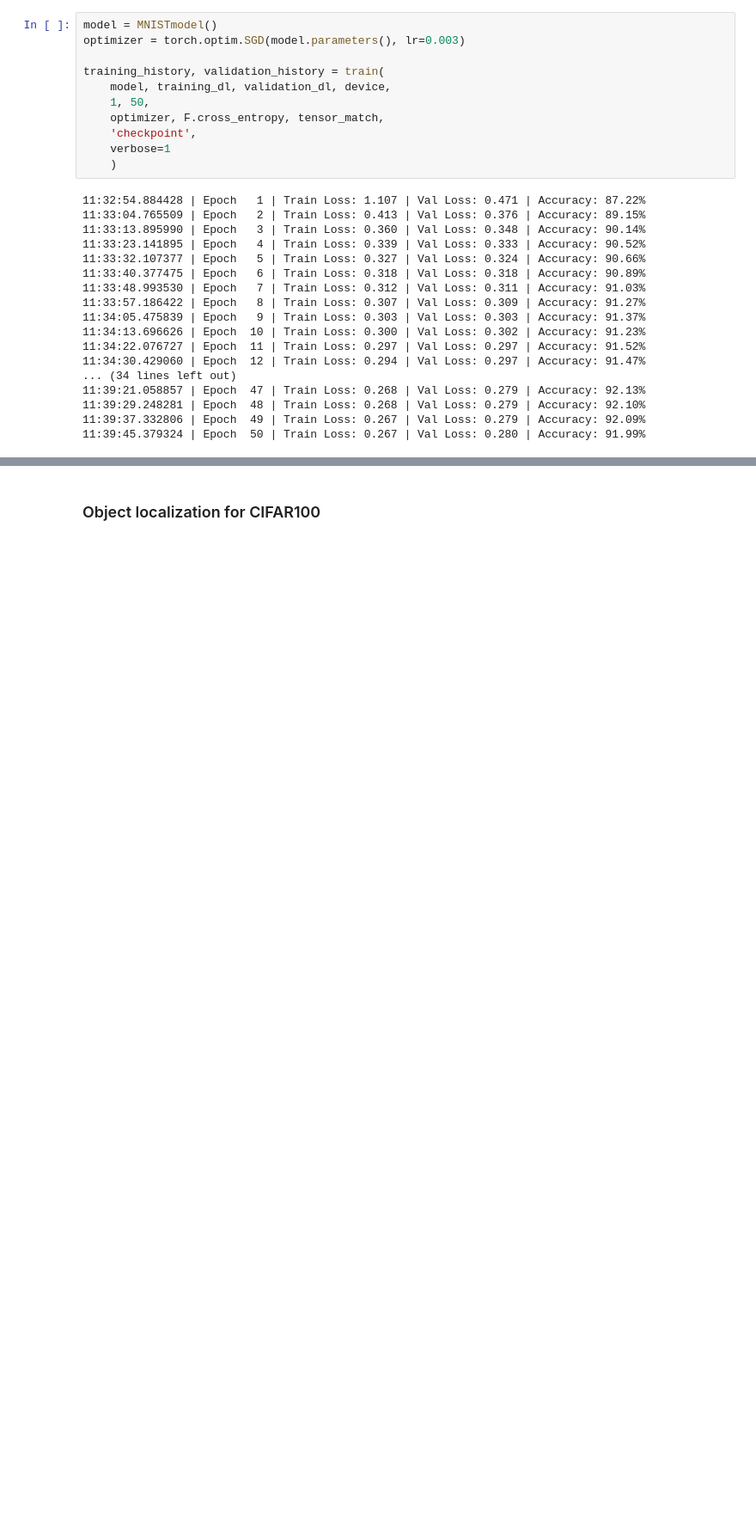
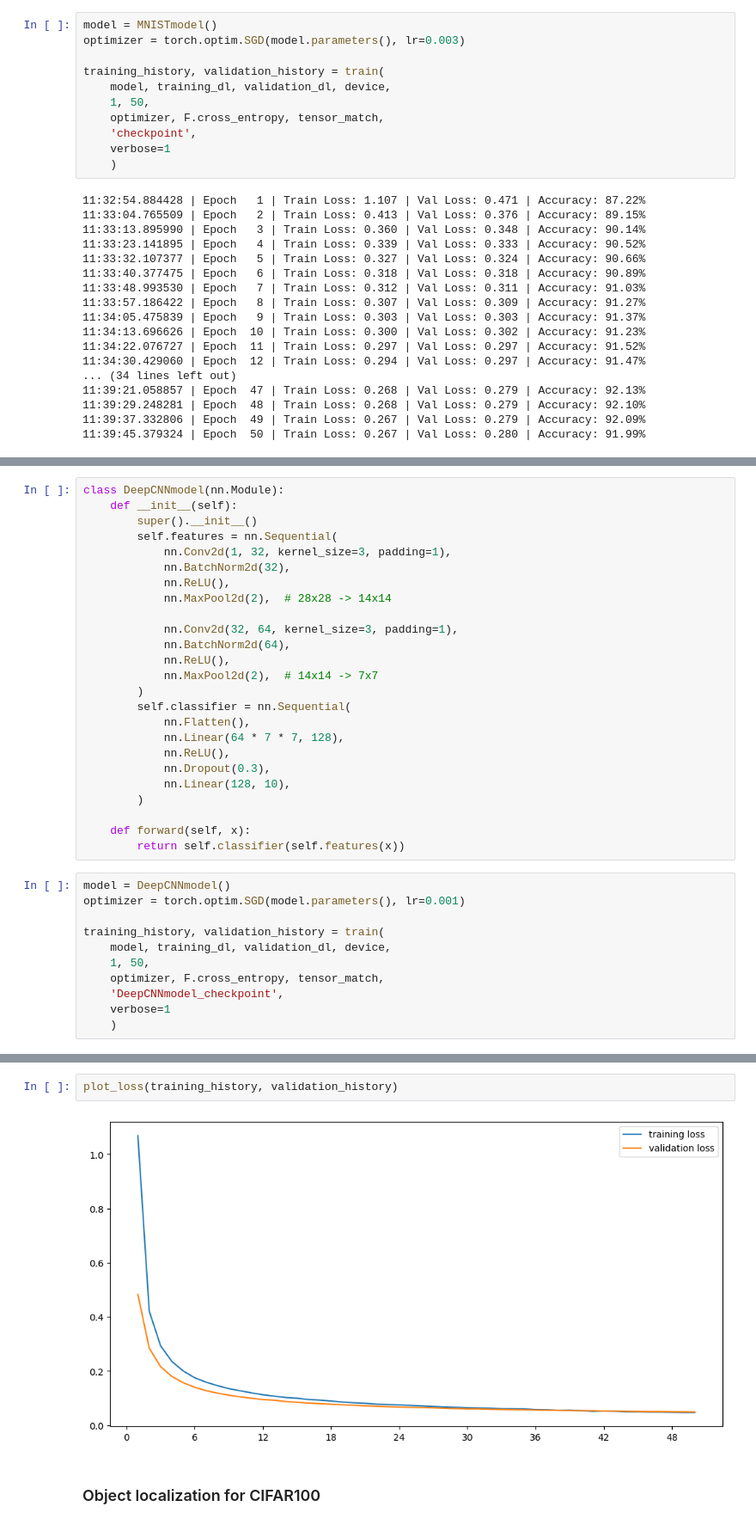
Before and after one commit to lilleeng/portfolio, a Jupyter notebook: model_making/pytorch model making.ipynb, the cells around one changed output, grey strips where cells are left out. Shown at 86% size. Cells and saved outputs as stored; diff of their text form; blank space fills up the shorter version.

```diff
--- a/model_making/pytorch model making.ipynb
+++ b/model_making/pytorch model making.ipynb
@@ -284,0 +327,36 @@ torch.argmax(F.softmax(model(random_tensor), dim=1)).item()
+# %%
+class DeepCNNmodel(nn.Module):
+    def __init__(self):
+        super().__init__()
+        self.features = nn.Sequential(
+            nn.Conv2d(1, 32, kernel_size=3, padding=1),
+            nn.BatchNorm2d(32),
+            nn.ReLU(),
+            nn.MaxPool2d(2),  # 28x28 -> 14x14
+
+            nn.Conv2d(32, 64, kernel_size=3, padding=1),
+            nn.BatchNorm2d(64),
+            nn.ReLU(),
+            nn.MaxPool2d(2),  # 14x14 -> 7x7
+        )
+        self.classifier = nn.Sequential(
+            nn.Flatten(),
+            nn.Linear(64 * 7 * 7, 128),
+            nn.ReLU(),
+            nn.Dropout(0.3),
+            nn.Linear(128, 10),
+        )
+
+    def forward(self, x):
+        return self.classifier(self.features(x))
+# %%
+model = DeepCNNmodel()
+optimizer = torch.optim.SGD(model.parameters(), lr=0.001)
+
+training_history, validation_history = train(
+    model, training_dl, validation_dl, device,
+    1, 50,
+    optimizer, F.cross_entropy, tensor_match,
+    'DeepCNNmodel_checkpoint',
+    verbose=1
+    )
@@ -285,3 +381,7 @@ torch.argmax(F.softmax(model(random_tensor), dim=1)).item()
+# %%
+plot_loss(training_history, validation_history)
+# %% [output]
+[figure, added]
 # %% [markdown]
 ### Object localization for CIFAR100
 # %%
```
Also changed, not shown: parts of 13 cells of this notebook, 7 other files.
